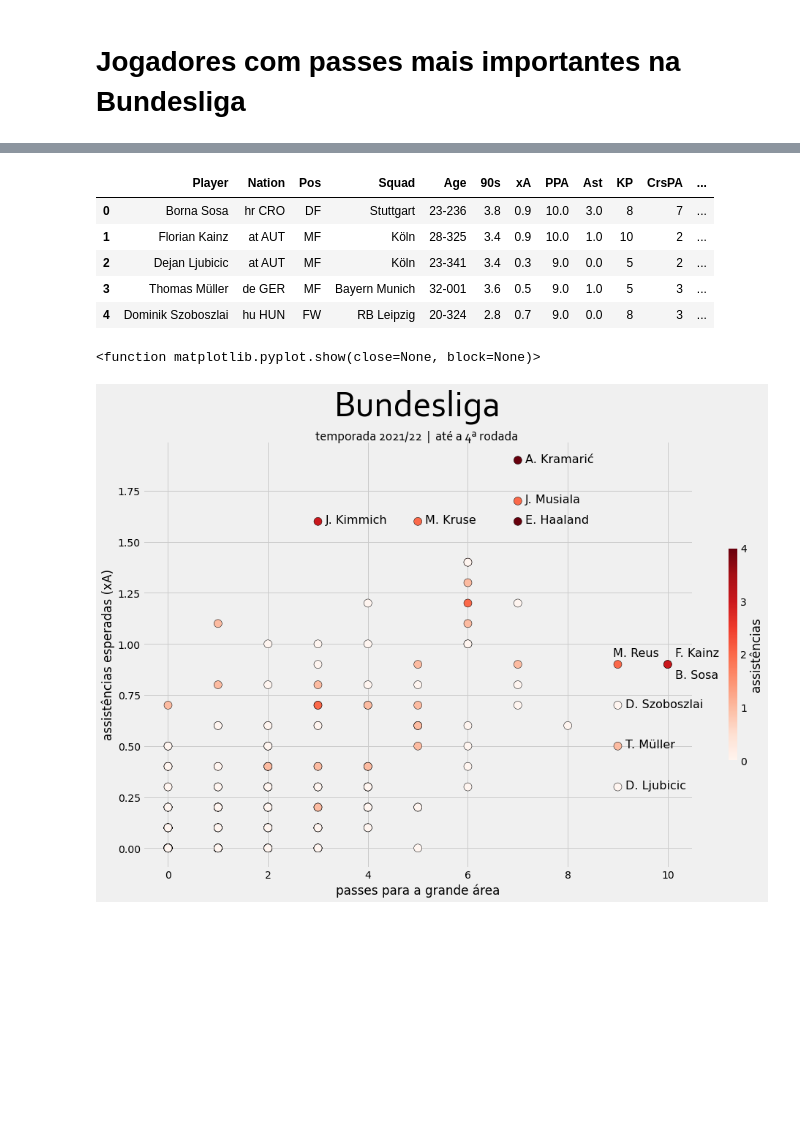
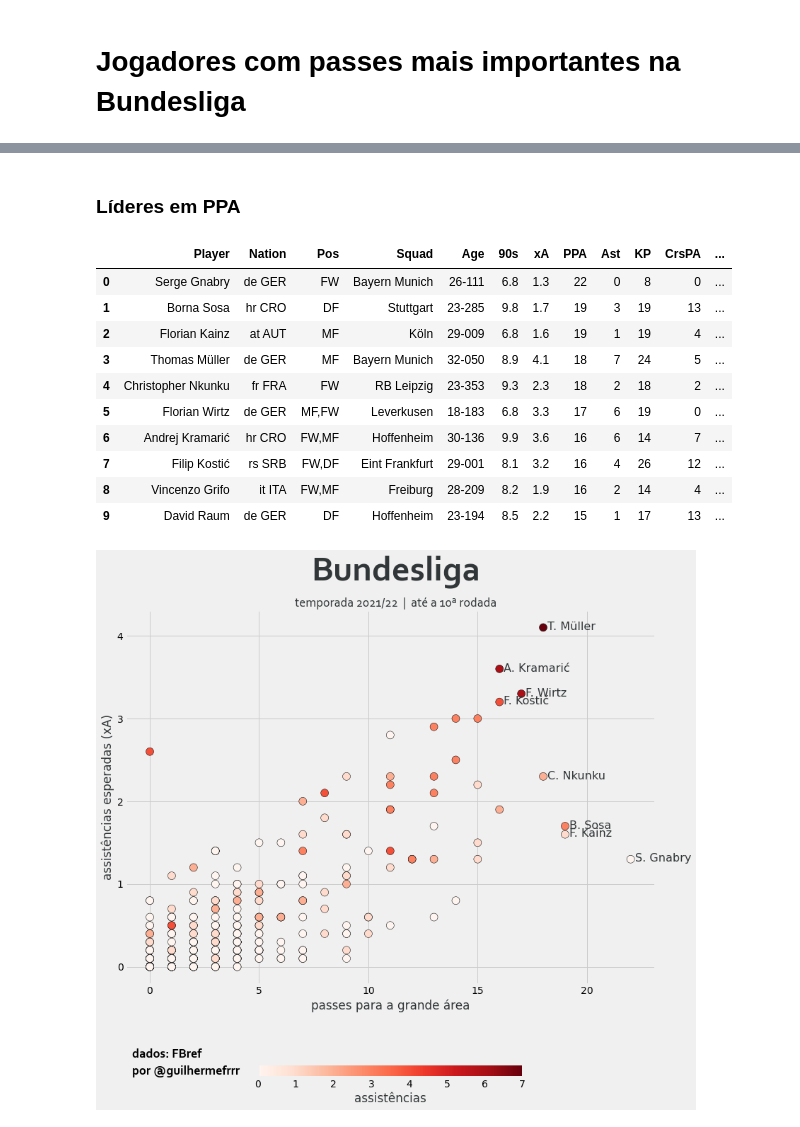
Before and after one commit to guilhermefrrr/portfolio, a Jupyter notebook: scatter plot.ipynb, the cells around one changed output, grey strips where cells are left out. Saved outputs shown, nothing was run; the diff lists cells and outputs as text; code cells hidden in the pictures; blank space fills up the shorter version.

```diff
--- a/scatter plot.ipynb
+++ b/scatter plot.ipynb
@@ -13,7 +13,10 @@ pd.options.display.max_columns = 50
 # Temporada 2021/22
 #df_raw = pd.read_html('https://fbref.com/en/share/AO9Wu')[0] # rodada 2
 #df_raw = pd.read_html('https://fbref.com/en/share/sX2eO')[0] # rodada 3
-df_raw = pd.read_html('https://fbref.com/en/share/5Xhlo')[0] # rodada 4
+#df_raw = pd.read_html('https://fbref.com/en/share/5Xhlo')[0] # rodada 4
+#df_raw = pd.read_html('https://fbref.com/en/share/u6hXO')[0] # rodada 6
+#df_raw = pd.read_html('https://fbref.com/en/share/aseId')[0] # rodada 8
+df_raw = pd.read_html('https://fbref.com/en/share/cN6IY')[0] # rodada 10
 # %%
 # As tabelas do FBref em html vem com dois problemas que precisam ser resolvidos:
 # 1) O cabeçalho multidimensional, que dificulta a análise exploratória e a criação de visualizações
@@ -35,7 +38,8 @@ df_raw.columns = df_raw.columns.get_level_values(-1)
 
 # Resolvendo o problema 2
 x = 0
-while (25 + (26 * x)) < len(df_raw):
+y = len(df_raw)
+while (25 + (26 * x)) < y:
     df_raw = df_raw.drop([25 + (26 * x)], axis = 0)
     x += 1
 
@@ -127,62 +138,74 @@ df_xA.head()
+# %% [markdown]
+### Líderes em PPA
 # %%
 # Ver explicação na célula acima
 df_PPA = df.sort_values(['PPA'], ascending = False)
 df_PPA = df_PPA.reset_index(drop = True)
-df_PPA.head()
+df_PPA.head(10)
 # %% [output]
 |  | Player | Nation | Pos | Squad | Age | 90s | xA | PPA | Ast | KP | CrsPA | ... |
-| 0 | Borna Sosa | hr CRO | DF | Stuttgart | 23-236 | 3.8 | 0.9 | 10.0 | 3.0 | 8 | 7 | ... |
-| 1 | Florian Kainz | at AUT | MF | Köln | 28-325 | 3.4 | 0.9 | 10.0 | 1.0 | 10 | 2 | ... |
-| 2 | Dejan Ljubicic | at AUT | MF | Köln | 23-341 | 3.4 | 0.3 | 9.0 | 0.0 | 5 | 2 | ... |
-| 3 | Thomas Müller | de GER | MF | Bayern Munich | 32-001 | 3.6 | 0.5 | 9.0 | 1.0 | 5 | 3 | ... |
-| 4 | Dominik Szoboszlai | hu HUN | FW | RB Leipzig | 20-324 | 2.8 | 0.7 | 9.0 | 0.0 | 8 | 3 | ... |
+| 0 | Serge Gnabry | de GER | FW | Bayern Munich | 26-111 | 6.8 | 1.3 | 22 | 0 | 8 | 0 | ... |
+| 1 | Borna Sosa | hr CRO | DF | Stuttgart | 23-285 | 9.8 | 1.7 | 19 | 3 | 19 | 13 | ... |
+| 2 | Florian Kainz | at AUT | MF | Köln | 29-009 | 6.8 | 1.6 | 19 | 1 | 19 | 4 | ... |
+| 3 | Thomas Müller | de GER | MF | Bayern Munich | 32-050 | 8.9 | 4.1 | 18 | 7 | 24 | 5 | ... |
+| 4 | Christopher Nkunku | fr FRA | FW | RB Leipzig | 23-353 | 9.3 | 2.3 | 18 | 2 | 18 | 2 | ... |
+| 5 | Florian Wirtz | de GER | MF,FW | Leverkusen | 18-183 | 6.8 | 3.3 | 17 | 6 | 19 | 0 | ... |
+| 6 | Andrej Kramarić | hr CRO | FW,MF | Hoffenheim | 30-136 | 9.9 | 3.6 | 16 | 6 | 14 | 7 | ... |
+| 7 | Filip Kostić | rs SRB | FW,DF | Eint Frankfurt | 29-001 | 8.1 | 3.2 | 16 | 4 | 26 | 12 | ... |
+| 8 | Vincenzo Grifo | it ITA | FW,MF | Freiburg | 28-209 | 8.2 | 1.9 | 16 | 2 | 14 | 4 | ... |
+| 9 | David Raum | de GER | DF | Hoffenheim | 23-194 | 8.5 | 2.2 | 15 | 1 | 17 | 13 | ... |
 # %%
 # Gráfico
-fig, ax = plt.subplots(figsize = (15, 10))
+fig, ax = plt.subplots(figsize = (12, 12))
+#fig.set_facecolor('#F7F7F2')
+#ax.patch.set_facecolor('#F7F7F2')
 
 # Estilo do gráfico
 plt.style.use('fivethirtyeight')
 
 # Pontos no gráfico
 plt.scatter(x = df['PPA'], y = df['xA'], c = df['Ast'], s = 120, cmap = 'Reds', edgecolor = 'black', linewidth = 0.5)
 
 # Barra de cor
-cbar = plt.colorbar(format = '%.f', shrink = 0.5)
-cbar.set_label('assistências')
-cbar.set_ticks([0, 1, 2, 3, 4])
+cbar = plt.colorbar(format = '%.f', shrink = 0.5, orientation = 'horizontal')
+cbar.set_label('assistências', c = '#313638')
+cbar.set_ticks([0, 1, 2, 3, 4, 5, 6, 7])
 
 # Labels
-plt.xlabel('passes para a grande área')
-plt.ylabel('assistências esperadas (xA)')
+plt.xlabel('passes para a grande área', c = '#313638')
+plt.ylabel('assistências esperadas (xA)', c = '#313638')
 
-# Título e subtítulo
-plt.title('Bundesliga', y = 1.05, fontsize = 50, fontname = 'Corbel')
-plt.text(s = 'temporada 2021/22  |  até a 4ª rodada', y = 2, x = 2.95, fontsize = 18, fontname = 'Corbel')
+# Título, subtítulo e créditos
+plt.suptitle('Bundesliga', fontsize = 50, fontname = 'Corbel', fontweight='bold', c = '#313638')
+plt.title('temporada 2021/22  |  até a 10ª rodada', x = 0.51, fontsize = 18, fontname = 'Corbel', c = '#313638')
+plt.text(s = 'dados: FBref', y = -1.1, x = -0.8, fontsize = 18, fontname = 'Corbel', fontweight='bold')
+plt.text(s = 'por @guilhermefrrr', y = -1.3, x = -0.8, fontsize = 18, fontname = 'Corbel', fontweight='bold')
 
 # Nomes dos jogadores. A cada iteração é plotado no gráfico o nome de um dos líderes em PPA e em xA
-for x in range(2, 5):
-    plt.text(x = df_PPA['PPA'][x] + 0.15, y = df_PPA['xA'][x] - 0.01, fontsize = 16,
+for x in range(0, 5):
+    plt.text(x = df_PPA['PPA'][x] + 0.2, y = df_PPA['xA'][x] - 0.03, fontsize = 16, c = '#313638',
              s = '{}. {}'.format(df_PPA['Player'][x][0], df_PPA['Player'][x].split(' ')[1]))
 
-for x in range(0, 5):
-    plt.text(x = df_xA['PPA'][x] + 0.15, y = df_xA['xA'][x] - 0.01, fontsize = 16,
+for x in range(1, 4):
+    plt.text(x = df_xA['PPA'][x] + 0.2, y = df_xA['xA'][x] - 0.03, fontsize = 16, c = '#313638',
              s = '{}. {}'.format(df_xA['Player'][x][0], df_xA['Player'][x].split(' ')[1]))
     # A variável s ficou complexa para não mostrar nome e sobrenome completos no gráfico
     # Fiz ajustes nas variáveis x e y para ajustar levemente onde os nomes aparecem no gráfico
 
 # Adaptação para o caso de nomes no gráfico ficarem sobrepostos
-plt.text(x = 10.15, y = 0.94, fontsize = 16, s = 'F. Kainz')
-plt.text(x = 10.15, y = 0.83, fontsize = 16, s = 'B. Sosa')
-plt.text(x = 8.9, y = 0.94, fontsize = 16, s = 'M. Reus')
+#plt.text(x = 18.8, y = 1.13, fontsize = 16, s = 'F. Kainz')
+#plt.text(x = 20, y = 1.38, fontsize = 16, s = 'S. Gnabry')
+#plt.text(x = 5.5, y = 2.46, fontsize = 16, s = 'C. Günter / J. Kimmich')
+#plt.text(x = 10.25, y = 2.16, fontsize = 16, s = 'J. Hofmann')
 
-plt.show
+# Método para limpar espaços em branco e ajustar a figura
+fig.tight_layout()
 
 # Salvar imagem?
-#plt.savefig('xAPPA4.png', dpi = 300)
+plt.savefig('xAPPA10.png', dpi = 300)
 
 # A cada atualização, vou precisar mudar poucas coisas no código:
-# 2) O subtítulo
-# 3) As ticks da color bar
+# 1) O subtítulo
+# 2) As ticks da color bar
 # %% [output]
-<function matplotlib.pyplot.show(close=None, block=None)>
-[figure, old version]
+[figure, new version]
```
Also changed, not shown: parts of 7 cells of this notebook.
